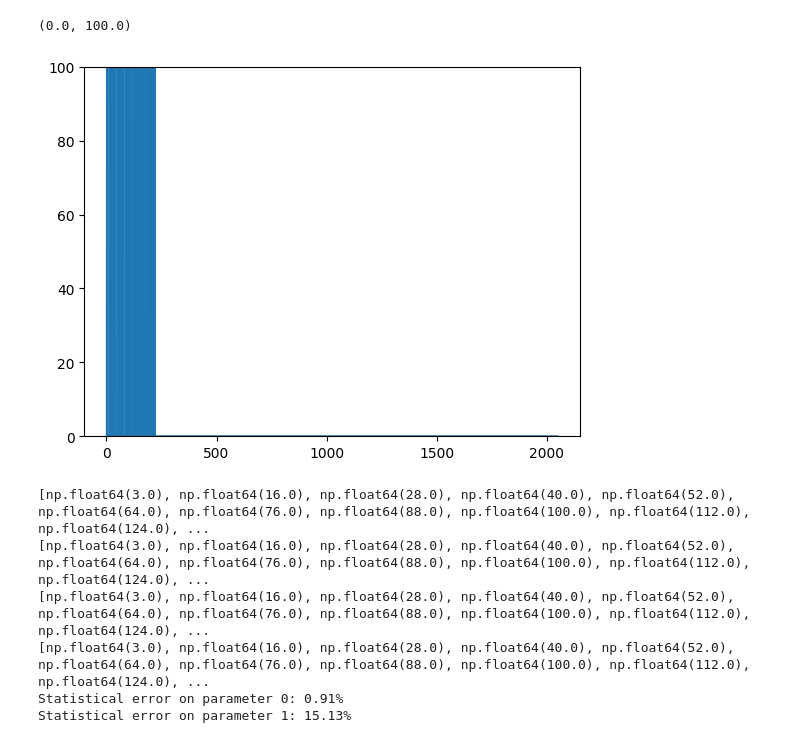
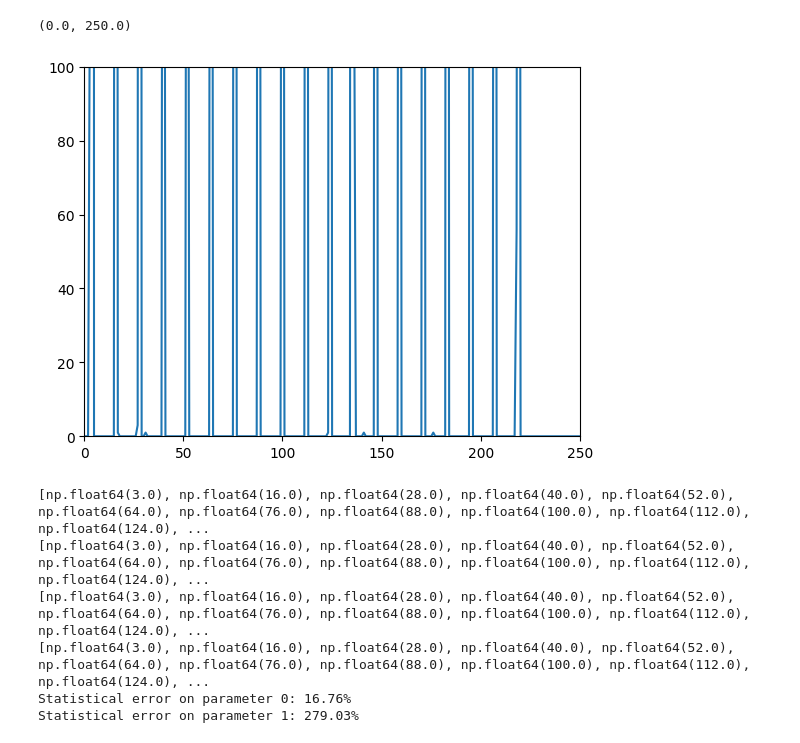
Before and after one commit to Aaryam/PLAE1_Experiment2, a Jupyter notebook: scripts/binConversion.ipynb, the cells around one changed output. Saved outputs shown, nothing was run; the diff lists cells and outputs as text; code cells hidden in the pictures.

```diff
--- a/scripts/binConversion.ipynb
+++ b/scripts/binConversion.ipynb
@@ -12,28 +12,29 @@ if "data" not in os.getcwd():
 # %%
 
 def getNonZeroList(data):
     arr = list()
     for i in range(len(data[:,0])):
         if data[:,1][i] > 5:
             arr.append([data[:,0][i], data[:,1][i]])
 
     newArr = list()
     newArr.append(arr[0][0])
     for i in range(len(arr)):
         if i > 0:
             if abs(arr[i][0] - arr[i - 1][0]) > 1:
                 newArr.append(arr[i][0])
     print(newArr)
     return newArr
 
 fileData = np.loadtxt('chanConversion.txt', dtype='float', delimiter='\t', skiprows=1)
 columnTitles = np.loadtxt('chanConversion.txt', dtype='str', delimiter='\t', max_rows=1)
 
 plt.plot(fileData[:,0],fileData[:,1])
 plt.ylim((0,100))
+plt.xlim((0,250))
 # %% [output]
-(0.0, 100.0)
+(0.0, 250.0)
-[figure, old version]
+[figure, new version]
 # %%
 def fitting_funct(xVal, a, b):
     '''Fitting function for the given datapoints'''
@@ -44,7 +45,7 @@ popt, _ = scipy.optimize.curve_fit(fitting_funct, delaysList, getNonZeroList(fil
 realData = scipy.odr.RealData(getNonZeroList(fileData),
                               delaysList,
                               sx=[1 for i in range(len(getNonZeroList(fileData)))],
-                              sy=[0.05 for i in range(len(getNonZeroList(fileData)))])
+                              sy=[1 for i in range(len(getNonZeroList(fileData)))])
 modelODR = scipy.odr.Model(lambda params, xVal: fitting_funct(xVal, params[0], params[1]))
 odr      = scipy.odr.ODR(realData, modelODR, beta0=[0,0])
 output   = odr.run()
@@ -59,8 +60,8 @@ for i in range(len(output.cov_beta)):
 [np.float64(3.0), np.float64(16.0), np.float64(28.0), np.float64(40.0), np.float64(52.0), np.float64(64.0), np.float64(76.0), np.float64(88.0), np.float64(100.0), np.float64(112.0), np.float64(124.0), ...
 [np.float64(3.0), np.float64(16.0), np.float64(28.0), np.float64(40.0), np.float64(52.0), np.float64(64.0), np.float64(76.0), np.float64(88.0), np.float64(100.0), np.float64(112.0), np.float64(124.0), ...
 [np.float64(3.0), np.float64(16.0), np.float64(28.0), np.float64(40.0), np.float64(52.0), np.float64(64.0), np.float64(76.0), np.float64(88.0), np.float64(100.0), np.float64(112.0), np.float64(124.0), ...
-Statistical error on parameter 0: 0.91%
-Statistical error on parameter 1: 15.13%
+Statistical error on parameter 0: 16.76%
+Statistical error on parameter 1: 279.03%
 # %%
 ## Plot the data AND the fit
 
```
Also changed, not shown: parts of 1 cell of this notebook.
